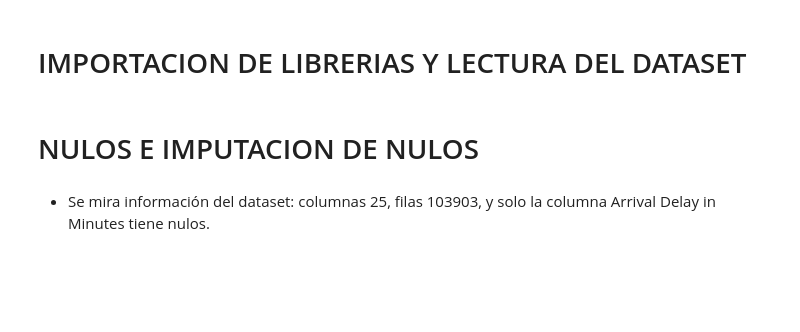
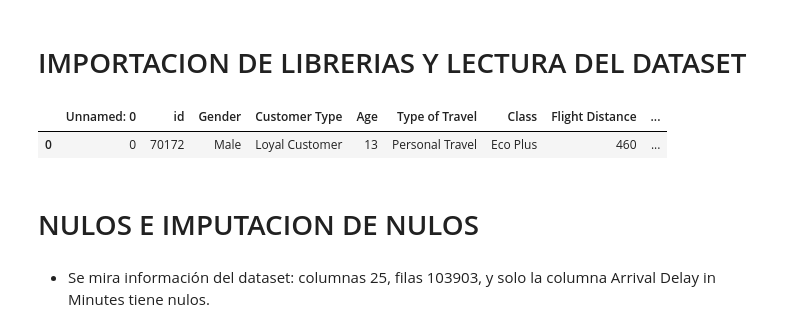
Before and after one commit to AI-School-F5-P2/F5_airlines, a Jupyter notebook: airline_main/main.ipynb, the cells around one changed output. Drawn from its saved outputs; the diff is of its cells as text; code cells hidden in the pictures; blank space fills up the shorter version.

```diff
--- a/airline_main/main.ipynb
+++ b/airline_main/main.ipynb
@@ -79,8 +131,11 @@ df = pd.read_csv("airline_passenger_satisfaction.csv")
 # %%
 # Configura Pandas para mostrar todas las columnas
 pd.set_option('display.max_columns', None)
 
-df.head(10)
+df.head(1)
+# %% [output]
+|  | Unnamed: 0 | id | Gender | Customer Type | Age | Type of Travel | Class | Flight Distance | ... |
+| 0 | 0 | 70172 | Male | Loyal Customer | 13 | Personal Travel | Eco Plus | 460 | ... |
 # %% [markdown]
 # NULOS E IMPUTACION DE NULOS
 # %% [markdown]
```
Also changed, not shown: parts of 57 cells of this notebook.
